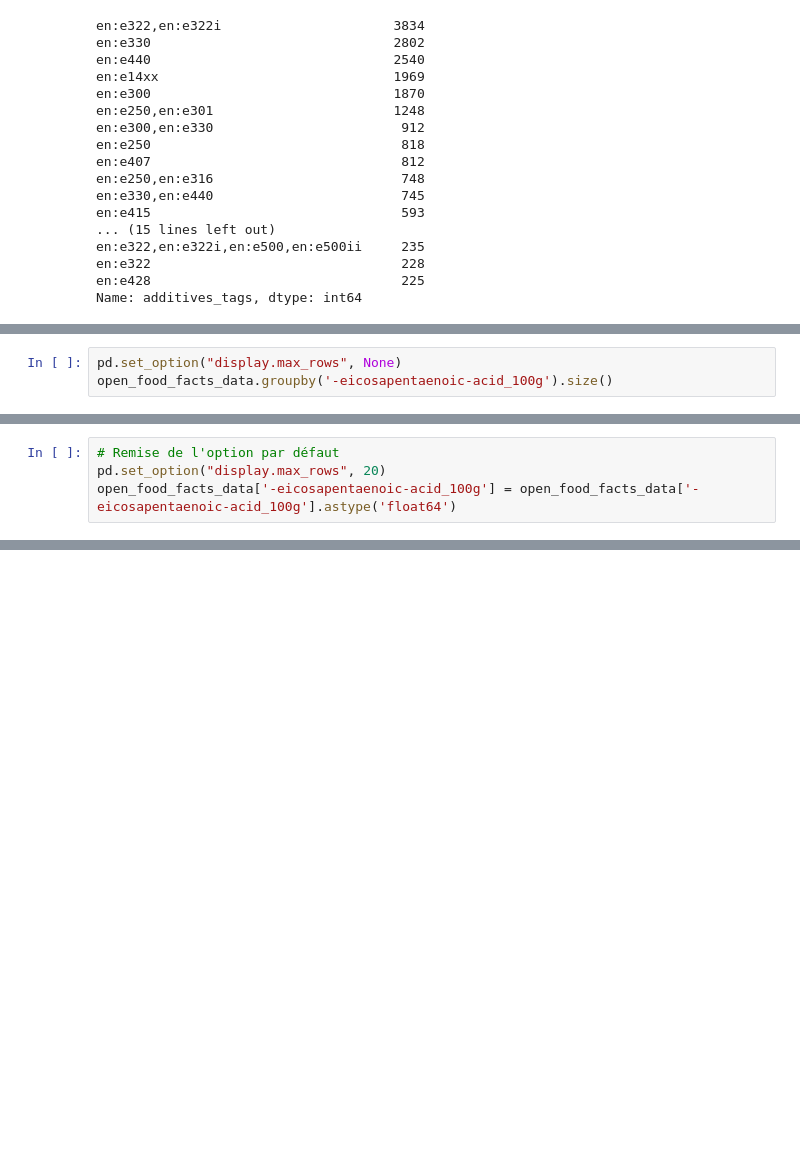
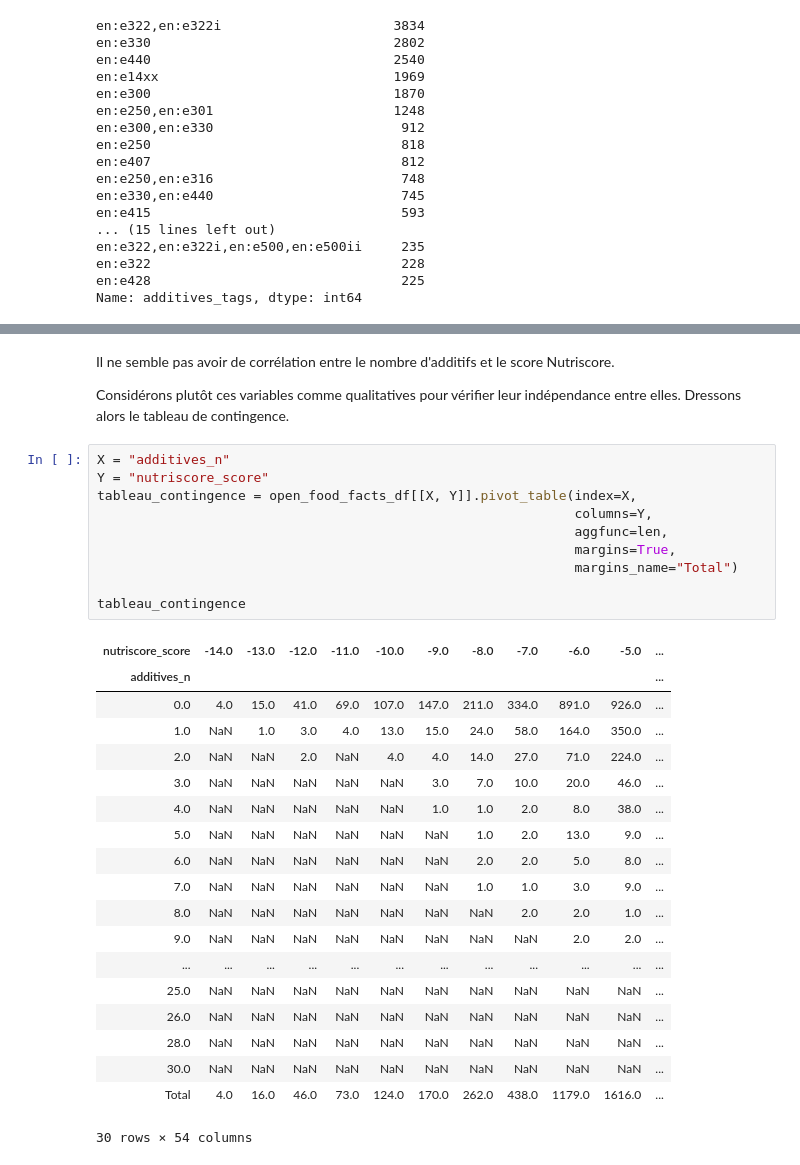
Before and after one commit to sebastienbourgeois/oc-p3-conception-application-sante-publique, a Jupyter notebook: PSante_02_notebookexploration.ipynb, the cells around one changed output, grey strips where cells are left out. Saved outputs shown, nothing was run; the diff lists cells and outputs as text; blank space fills up the shorter version.

```diff
--- a/PSante_02_notebookexploration.ipynb
+++ b/PSante_02_notebookexploration.ipynb
@@ -684,3 +629,0 @@ On peut remarquer que la variable *-eicosapentaenoic-acid_100g* est considérée
-# %%
-pd.set_option("display.max_rows", None)
-open_food_facts_data.groupby('-eicosapentaenoic-acid_100g').size()
@@ -689,4 +629,0 @@ Elle ne contient que des nombres décimaux malgré son encodage. Je vais le modi
-# %%
-# Remise de l'option par défaut
-pd.set_option("display.max_rows", 20)
-open_food_facts_data['-eicosapentaenoic-acid_100g'] = open_food_facts_data['-eicosapentaenoic-acid_100g'].astype('float64')
@@ -1452,0 +659,34 @@ open_food_facts_optimized_data.to_csv(path, sep="\t")
+# %% [markdown]
+Il ne semble pas avoir de corrélation entre le nombre d'additifs et le score Nutriscore.
+
+Considérons plutôt ces variables comme qualitatives pour vérifier leur indépendance entre elles. Dressons alors le tableau de contingence.
+# %%
+X = "additives_n"
+Y = "nutriscore_score"
+tableau_contingence = open_food_facts_df[[X, Y]].pivot_table(index=X,
+                                                             columns=Y,
+                                                             aggfunc=len,
+                                                             margins=True,
+                                                             margins_name="Total")
+
+tableau_contingence
+# %% [output]
+| nutriscore_score | -14.0 | -13.0 | -12.0 | -11.0 | -10.0 | -9.0 | -8.0 | -7.0 | -6.0 | -5.0 | ... |
+| additives_n |  |  |  |  |  |  |  |  |  |  | ... |
+| 0.0 | 4.0 | 15.0 | 41.0 | 69.0 | 107.0 | 147.0 | 211.0 | 334.0 | 891.0 | 926.0 | ... |
+| 1.0 | NaN | 1.0 | 3.0 | 4.0 | 13.0 | 15.0 | 24.0 | 58.0 | 164.0 | 350.0 | ... |
+| 2.0 | NaN | NaN | 2.0 | NaN | 4.0 | 4.0 | 14.0 | 27.0 | 71.0 | 224.0 | ... |
+| 3.0 | NaN | NaN | NaN | NaN | NaN | 3.0 | 7.0 | 10.0 | 20.0 | 46.0 | ... |
+| 4.0 | NaN | NaN | NaN | NaN | NaN | 1.0 | 1.0 | 2.0 | 8.0 | 38.0 | ... |
+| 5.0 | NaN | NaN | NaN | NaN | NaN | NaN | 1.0 | 2.0 | 13.0 | 9.0 | ... |
+| 6.0 | NaN | NaN | NaN | NaN | NaN | NaN | 2.0 | 2.0 | 5.0 | 8.0 | ... |
+| 7.0 | NaN | NaN | NaN | NaN | NaN | NaN | 1.0 | 1.0 | 3.0 | 9.0 | ... |
+| 8.0 | NaN | NaN | NaN | NaN | NaN | NaN | NaN | 2.0 | 2.0 | 1.0 | ... |
+| 9.0 | NaN | NaN | NaN | NaN | NaN | NaN | NaN | NaN | 2.0 | 2.0 | ... |
+| ... | ... | ... | ... | ... | ... | ... | ... | ... | ... | ... | ... |
+| 25.0 | NaN | NaN | NaN | NaN | NaN | NaN | NaN | NaN | NaN | NaN | ... |
+| 26.0 | NaN | NaN | NaN | NaN | NaN | NaN | NaN | NaN | NaN | NaN | ... |
+| 28.0 | NaN | NaN | NaN | NaN | NaN | NaN | NaN | NaN | NaN | NaN | ... |
+| 30.0 | NaN | NaN | NaN | NaN | NaN | NaN | NaN | NaN | NaN | NaN | ... |
+| Total | 4.0 | 16.0 | 46.0 | 73.0 | 124.0 | 170.0 | 262.0 | 438.0 | 1179.0 | 1616.0 | ... |
+30 rows × 54 columns
```
Also changed, not shown: parts of 116 cells of this notebook.
